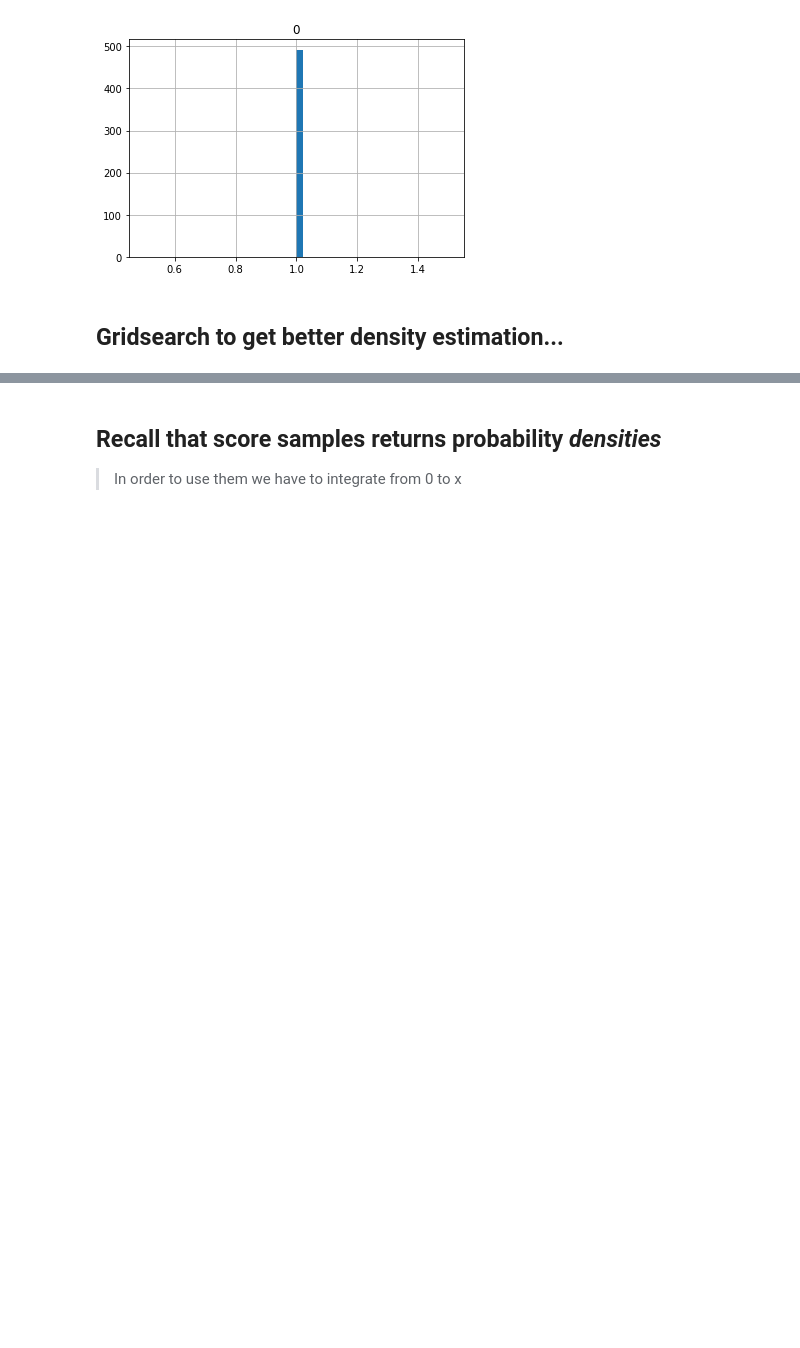
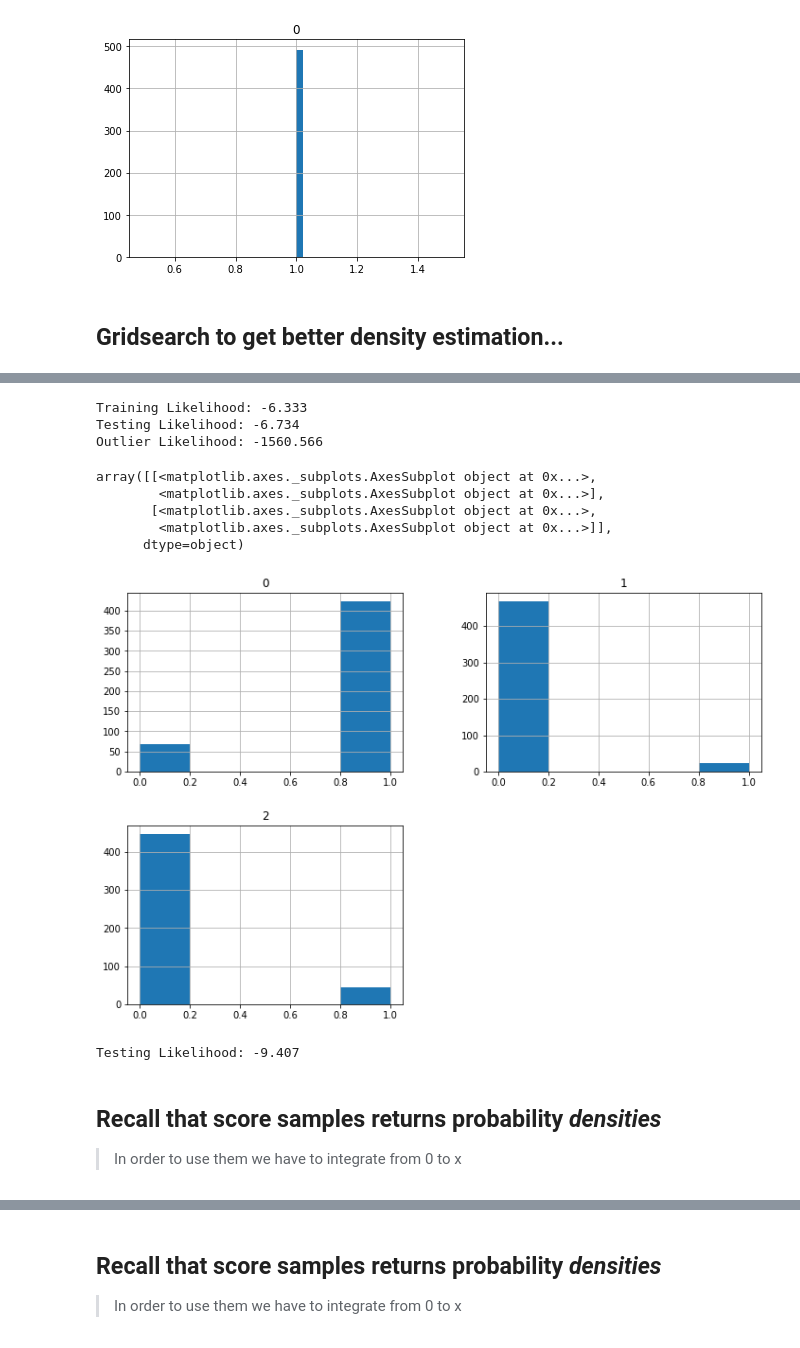
Before and after one commit to ahsanMah/COMP562_Project, a Jupyter notebook: GMM.ipynb, the cells around one changed output, grey strips where cells are left out. Drawn from its saved outputs; the diff is of its cells as text; code cells hidden in the pictures; blank space fills up the shorter version.

```diff
--- a/GMM.ipynb
+++ b/GMM.ipynb
@@ -16,18 +39,22 @@ raw_data = pd.read_csv("creditcard.csv")
 # %%
-X = raw_data.drop(columns=["Class"])
-y = raw_data["Class"].copy()
+# X = raw_data.drop(columns=["Class"])
+# y = raw_data["Class"].copy()
 
-inliers = X[y==0]
-outliers = X[y==1]
-outlier_ratio = len(outliers) / len(X)
+inlier_train = X_train[y_train==0]
+inlier_test = X_test[y_test==0]
+outliers = X_test[y_test==1]
 
-# Test samples of non-anomalous class are the same size as outliers
-test_ratio = outlier_ratio
-splitter = ShuffleSplit(n_splits=1, test_size=test_ratio)
+# ## No need to split again
+# outliers = X[y==1]
+# outlier_ratio = len(outliers) / len(X)
 
-for train_index,test_index in splitter.split(inliers):
-    inlier_train = inliers.iloc[train_index]
-    inlier_test = inliers.iloc[test_index]
+# # Test samples of non-anomalous class are the same size as outliers
+# test_ratio = outlier_ratio
+# splitter = ShuffleSplit(n_splits=1, test_size=test_ratio)
+
+# for train_index,test_index in splitter.split(inliers):
+#     inlier_train = inliers.iloc[train_index]
+#     inlier_test = inliers.iloc[test_index]
 
 # scaler = StandardScaler()
 
@@ -36,6 +63,6 @@ for train_index,test_index in splitter.split(inliers):
 # outliers = scaler.transform(outliers)
 # %%
 %%time
-GMM = GaussianMixture()
+GMM = GaussianMixture(n_components=3, covariance_type="full")
 GMM.fit(inlier_train)
 # %% [output]
@@ -103,8 +114,8 @@ array([[<matplotlib.axes._subplots.AxesSubplot object at 0x...>]],
 %%time
 lowest_bic = np.infty
 bic = []
-n_components_range = range(1, 7)
-cv_types = ['spherical', 'tied', 'diag', 'full']
+n_components_range = range(1, 10)
+cv_types = ['full']
 for cv_type in cv_types:
     for n_components in n_components_range:
         # Fit a Gaussian mixture with EM
@@ -117,0 +145,25 @@ for cv_type in cv_types:
+# %%
+print("Training Likelihood: {:.3f}".format(best_gmm.score(inlier_train)))
+print("Testing Likelihood: {:.3f}".format(best_gmm.score(inlier_test)))
+print("Outlier Likelihood: {:.3f}".format(best_gmm.score(outliers)))
+# %% [output]
+Training Likelihood: -6.333
+Testing Likelihood: -6.734
+Outlier Likelihood: -1560.566
+# %%
+outlier_probs = pd.DataFrame(best_gmm.predict_proba(outliers))
+outlier_probs.hist(bins=5, figsize=(12,8))
+# %% [output]
+array([[<matplotlib.axes._subplots.AxesSubplot object at 0x...>,
+        <matplotlib.axes._subplots.AxesSubplot object at 0x...>],
+       [<matplotlib.axes._subplots.AxesSubplot object at 0x...>,
+        <matplotlib.axes._subplots.AxesSubplot object at 0x...>]],
+      dtype=object)
+[figure, added]
+# %%
+print("Testing Likelihood: {:.3f}".format(best_gmm.score(X_test)))
+# %% [output]
+Testing Likelihood: -9.407
+# %% [markdown]
+## Recall that score samples returns probability *densities*
+> In order to use them we have to integrate from 0 to x
```
Also changed, not shown: parts of 45 cells of this notebook.
